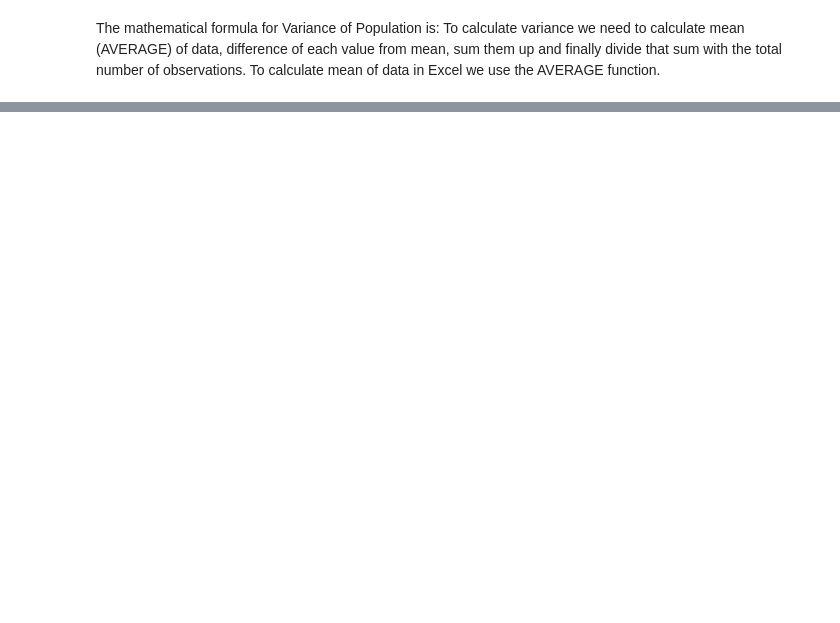
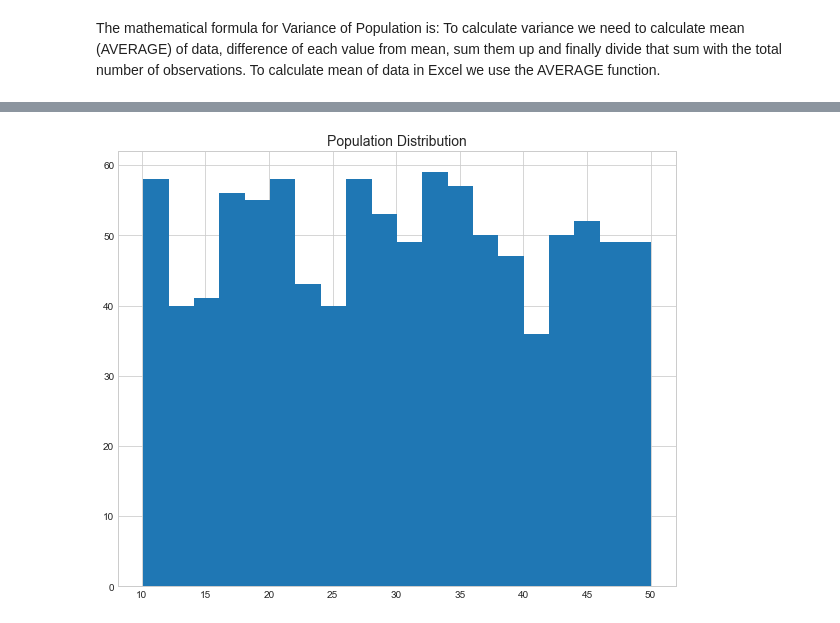
Before and after one commit to geetharamson/MLASTASK2020, a Jupyter notebook: TASK.ipynb, the cells around one changed output, grey strips where cells are left out. Saved outputs shown, nothing was run; the diff lists cells and outputs as text; code cells hidden in the pictures; blank space fills up the shorter version.

```diff
--- a/TASK.ipynb
+++ b/TASK.ipynb
@@ -710,0 +779,22 @@ np.std([0, 1], ddof=1)
+# %%
+# importing all packages from libraries
+import pandas as pd
+%matplotlib inline
+import matplotlib.pyplot as plt
+import numpy as np
+import seaborn as sns
+plt.style.use('seaborn-whitegrid')
+plt.rcParams['figure.figsize'] = (10,8)
+# %%
+# generate population using unifor distribution
+# mean,std deviation, population size
+mu,sigma,popsize = 50,10,1000
+pop = np.random.uniform(mu,sigma,popsize)
+# %%
+# view population distribution
+fig = plt.hist(pop, bins=20)
+# Add a title
+plt.title("Population Distribution", fontsize = 14)
+plt.show()
+# %% [output]
+[figure, added]
```
Also changed, not shown: parts of 61 cells of this notebook, 1 other file.
